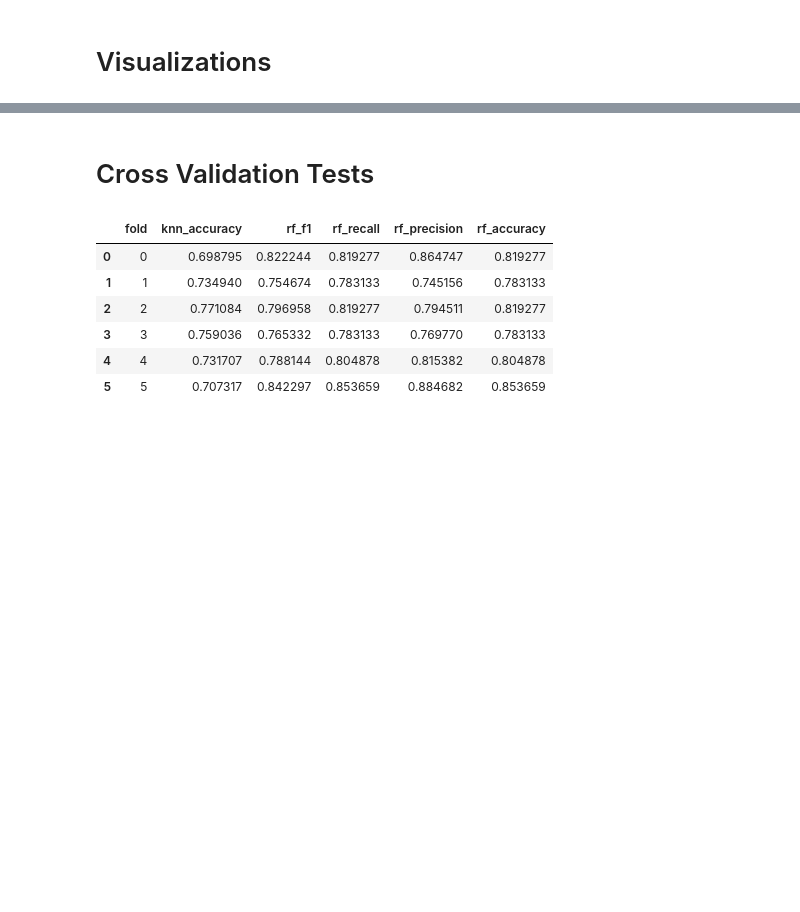
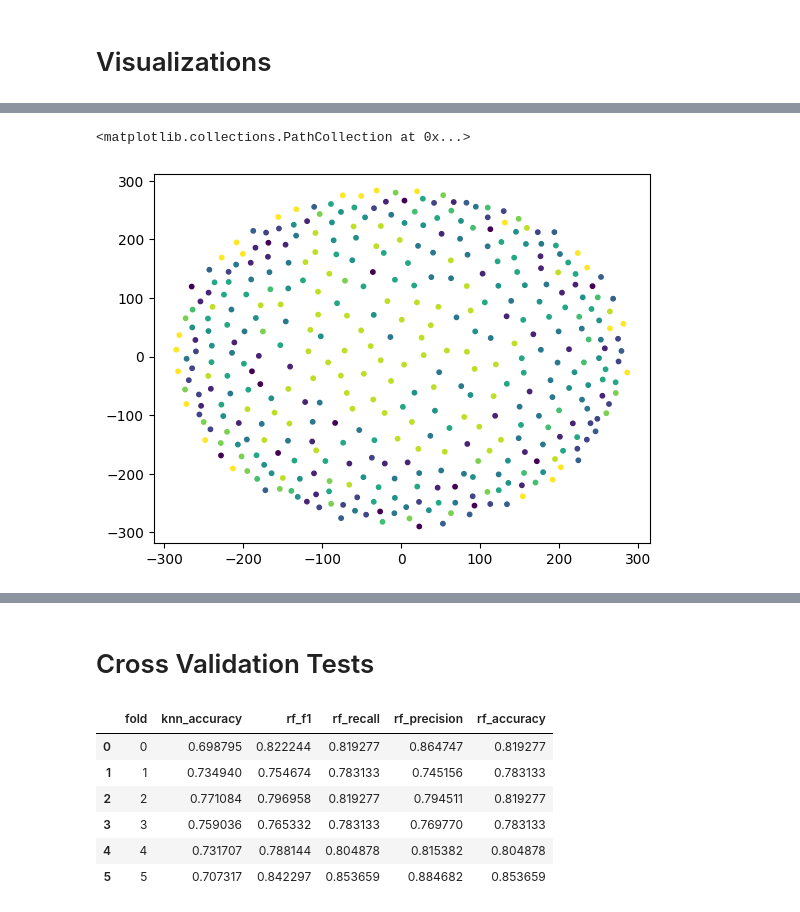
Before and after one commit to rustadadam/PF-GAP, a Jupyter notebook: experiments/rf_direct.ipynb, the cells around one changed output, grey strips where cells are left out. Drawn from its saved outputs; the diff is of its cells as text; code cells hidden in the pictures; blank space fills up the shorter version.

```diff
--- a/experiments/rf_direct.ipynb
+++ b/experiments/rf_direct.ipynb
@@ -143,0 +159,9 @@ plt.imshow(prox_train_sorted)
+# %%
+from sklearn.manifold import MDS
+mds = MDS(n_components=2, dissimilarity='precomputed', random_state=42)
+prox_train_sorted = 1 - prox_train_sorted
+mds_result = mds.fit_transform(prox_train_sorted @ prox_train_sorted.T)
+plt.scatter(mds_result[:, 0], mds_result[:, 1], c=sorted_y_train, cmap='viridis', s=10)
+# %% [output]
+<matplotlib.collections.PathCollection at 0x...>
+[figure, added]
```
Also changed, not shown: parts of 9 cells of this notebook.
